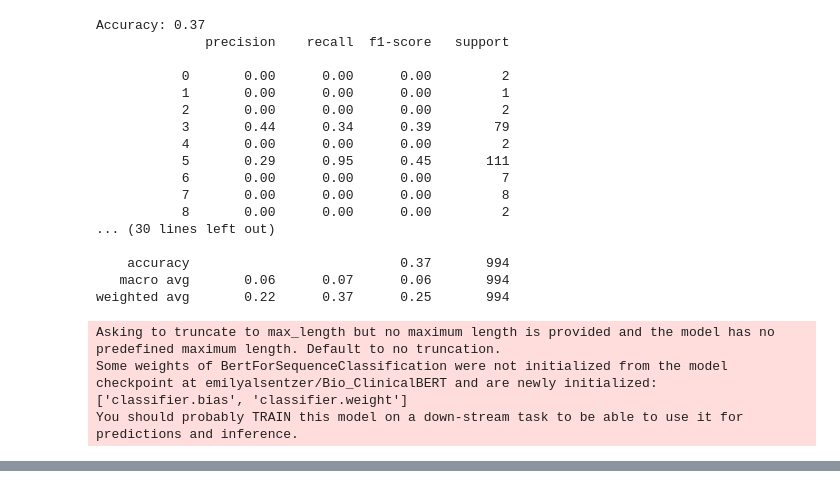
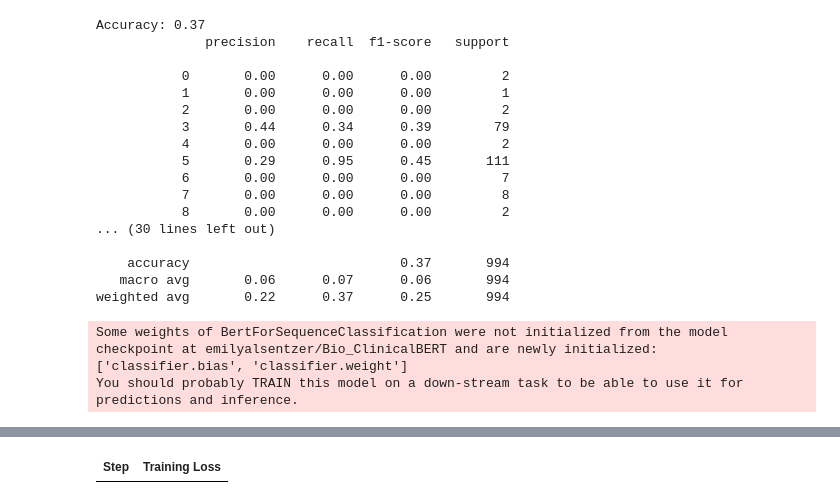
Before and after one commit to lathamk4/Capstone_MT_20_1, a Jupyter notebook: Capstone.ipynb, the cells around one changed output, grey strips where cells are left out. Saved outputs shown, nothing was run; the diff lists cells and outputs as text; code cells hidden in the pictures.

Commit message:
Update Capstone.ipynb
The bert model was working

```diff
--- a/Capstone.ipynb
+++ b/Capstone.ipynb
@@ -295,8 +295,8 @@ train_texts, test_texts, train_labels, test_labels = train_test_split(
 tokenizer = BertTokenizer.from_pretrained("emilyalsentzer/Bio_ClinicalBERT")
 
 # Tokenize text
-train_encodings = tokenizer(train_texts, truncation=True, padding=True)
-test_encodings = tokenizer(test_texts, truncation=True, padding=True)
+train_encodings = tokenizer(train_texts, truncation=True, padding='max_length', max_length=512)
+test_encodings = tokenizer(test_texts, truncation=True, padding='max_length', max_length=512)
 
 # Convert to HuggingFace Datasets
 train_dataset = Dataset.from_dict({**train_encodings, "labels": train_labels})
@@ -347,6 +347,5 @@ print(f"Mean Squared Error: {mse}")
 print(f"Accuracy: {acc}")
 print(f"R² Score: {r2}")
 # %% [output]
-Asking to truncate to max_length but no maximum length is provided and the model has no predefined maximum length. Default to no truncation.
 Some weights of BertForSequenceClassification were not initialized from the model checkpoint at emilyalsentzer/Bio_ClinicalBERT and are newly initialized: ['classifier.bias', 'classifier.weight']
 You should probably TRAIN this model on a down-stream task to be able to use it for predictions and inference.
@@ -353,0 +353 @@ ImportError: Using the `Trainer` with `PyTorch` requires `accelerate>=0.26.0`: P
+| Step | Training Loss |
```
Also changed, not shown: parts of 7 cells of this notebook.
